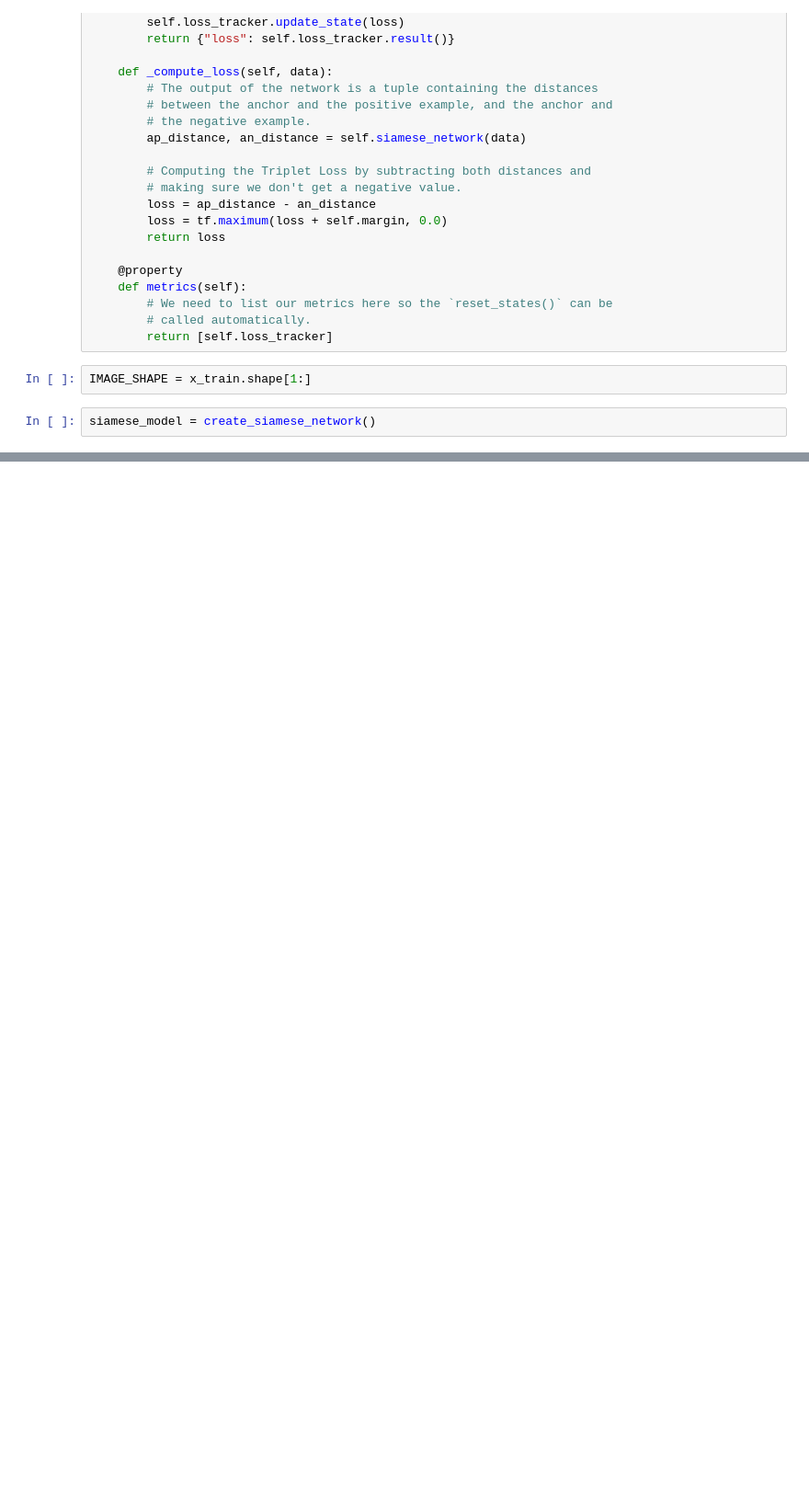
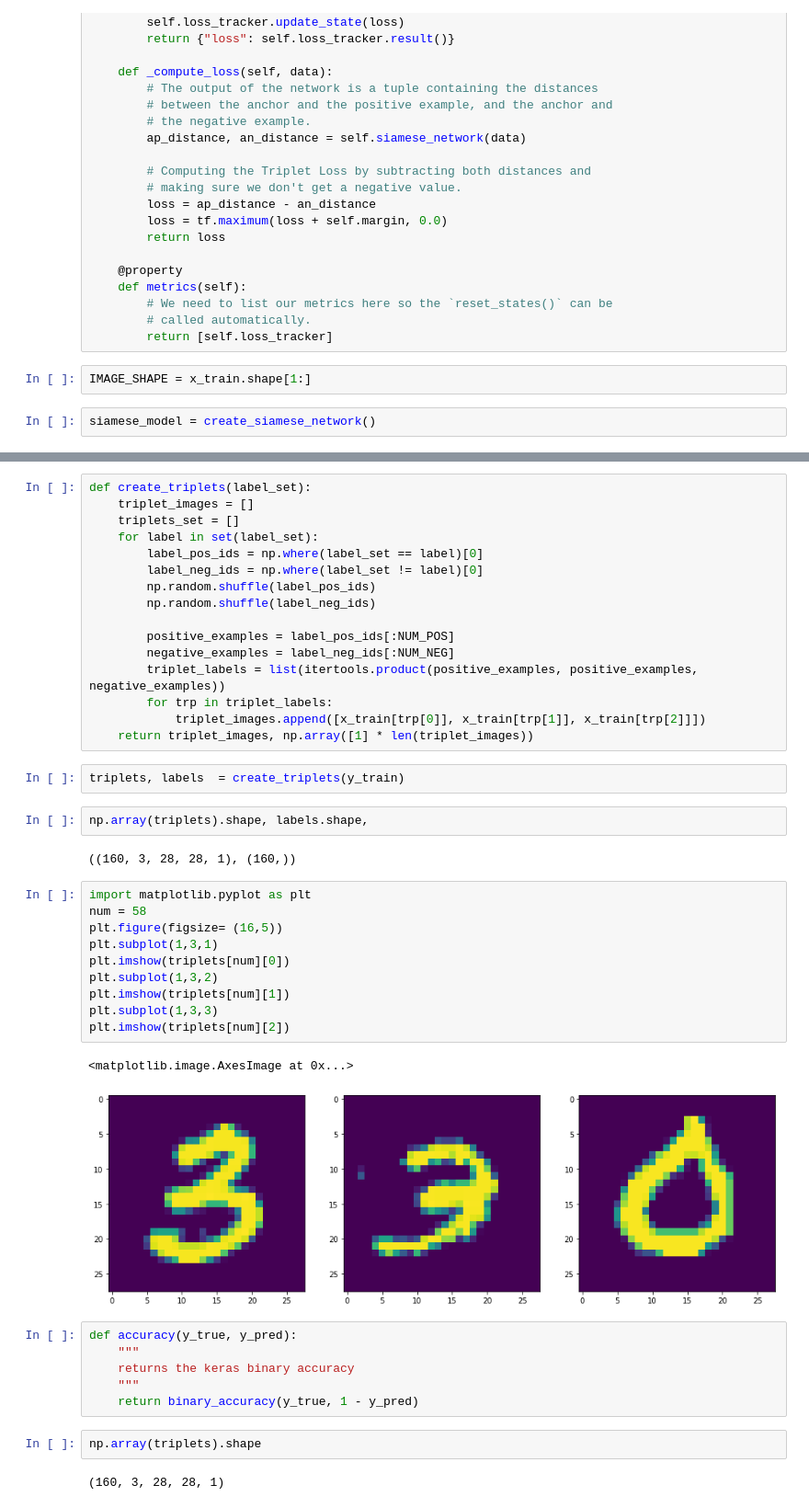
Before and after one commit to hashbanger/siamese-network-mnist, a Jupyter notebook: siamese-classical.ipynb, the cells around one changed output, grey strips where cells are left out. Shown: that part at 92% size. Drawn from its saved outputs; the diff is of its cells as text; blank space fills up the shorter version.

```diff
--- a/siamese-classical.ipynb
+++ b/siamese-classical.ipynb
@@ -214,0 +227,45 @@ ________________________________________________________________________________
+# %%
+def create_triplets(label_set):
+    triplet_images = []
+    triplets_set = []
+    for label in set(label_set):
+        label_pos_ids = np.where(label_set == label)[0]
+        label_neg_ids = np.where(label_set != label)[0]
+        np.random.shuffle(label_pos_ids)
+        np.random.shuffle(label_neg_ids)
+
+        positive_examples = label_pos_ids[:NUM_POS]
+        negative_examples = label_neg_ids[:NUM_NEG]
+        triplet_labels = list(itertools.product(positive_examples, positive_examples, negative_examples))
+        for trp in triplet_labels:
+            triplet_images.append([x_train[trp[0]], x_train[trp[1]], x_train[trp[2]]])
+    return triplet_images, np.array([1] * len(triplet_images))
+# %%
+triplets, labels  = create_triplets(y_train)
+# %%
+np.array(triplets).shape, labels.shape,
+# %% [output]
+((160, 3, 28, 28, 1), (160,))
+# %%
+import matplotlib.pyplot as plt
+num = 58
+plt.figure(figsize= (16,5))
+plt.subplot(1,3,1)
+plt.imshow(triplets[num][0])
+plt.subplot(1,3,2)
+plt.imshow(triplets[num][1])
+plt.subplot(1,3,3)
+plt.imshow(triplets[num][2])
+# %% [output]
+<matplotlib.image.AxesImage at 0x...>
+[figure, added]
+# %%
+def accuracy(y_true, y_pred):
+    """
+    returns the keras binary accuracy
+    """
+    return binary_accuracy(y_true, 1 - y_pred)
+# %%
+np.array(triplets).shape
+# %% [output]
+(160, 3, 28, 28, 1)
```
Also changed, not shown: parts of 13 cells of this notebook, 1 other file.
